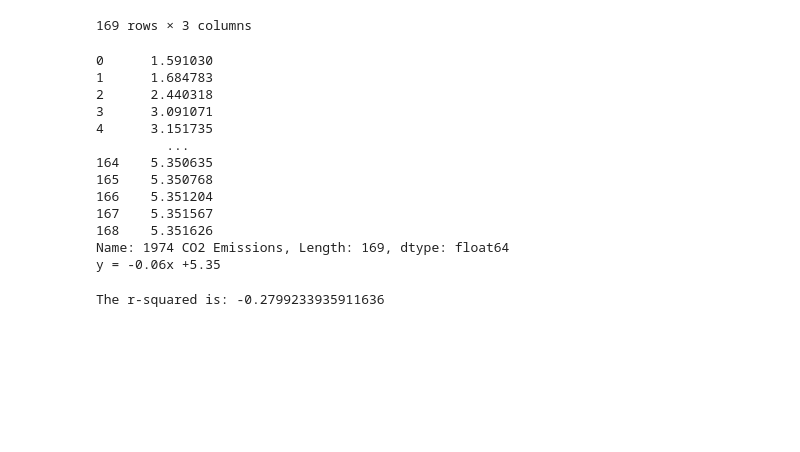
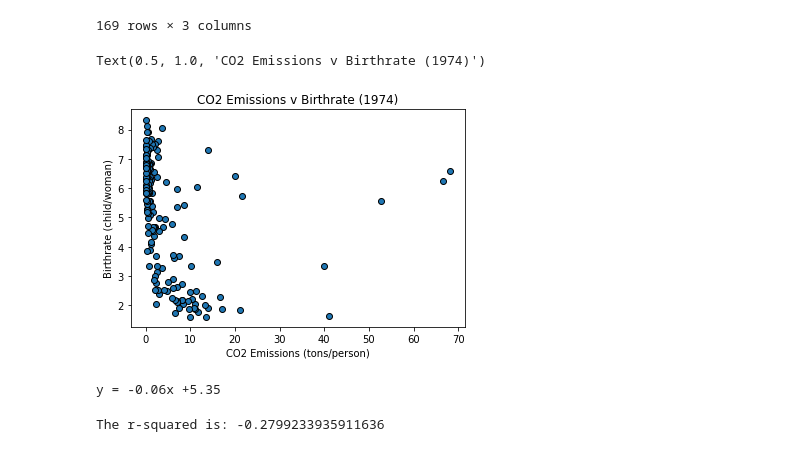
Before and after one commit to VallieTracy/project-one, a Jupyter notebook: Final Jupyter Notebook .ipynb, the cells around one changed output. Cells and saved outputs as stored; diff of their text form; code cells hidden in the pictures; blank space fills up the shorter version.

Commit message:
have thru all linear regressions added; might need to add analysis still

```diff
--- a/Final Jupyter Notebook .ipynb
+++ b/Final Jupyter Notebook .ipynb
@@ -158,31 +158,29 @@ df_1974
 | 167 | Bhutan | 0.01080 | 6.69 |
 | 168 | Cambodia | 0.00974 | 5.83 |
 169 rows × 3 columns
+# %%
+# run linear regression on co2 v birthrate (year 1974)
+
+# first create scatter plot
+x_values = df_1974["1974 CO2 Emissions"]
+y_values = df_1974["Birthrate_1974"]
+plt.scatter(x_values, y_values, edgecolors="black")
+plt.xlabel("CO2 Emissions (tons/person)")
+plt.ylabel("Birthrate (child/woman)")
+plt.title("CO2 Emissions v Birthrate (1974)")
+# %% [output]
+Text(0.5, 1.0, 'CO2 Emissions v Birthrate (1974)')
+[figure, added]
 # %%
-#run linear regression on co2 v birthrate (year 1974)
-
-#perform a linear regression on co2 v birthrate (year 1974)
+# perform a linear regression on co2 v birthrate (year 1974)
 (slope, intercept, rvalue, pvalue, stderr) = stats.linregress(x_values, y_values)
 
-#get regression values
+# get regression values
 regress_values = x_values * slope + intercept
-print(regress_values)
 
-#create line equation string
+# create line equation string
 line_eq = "y = " + str(round(slope,2)) + "x +" + str(round(intercept,2))
 print(line_eq)
 # %% [output]
-0      1.591030
-1      1.684783
-2      2.440318
-3      3.091071
-4      3.151735
-         ...
-164    5.350635
-165    5.350768
-166    5.351204
-167    5.351567
-168    5.351626
-Name: 1974 CO2 Emissions, Length: 169, dtype: float64
 y = -0.06x +5.35
 # %%
```
Also changed, not shown: parts of 24 cells of this notebook.
